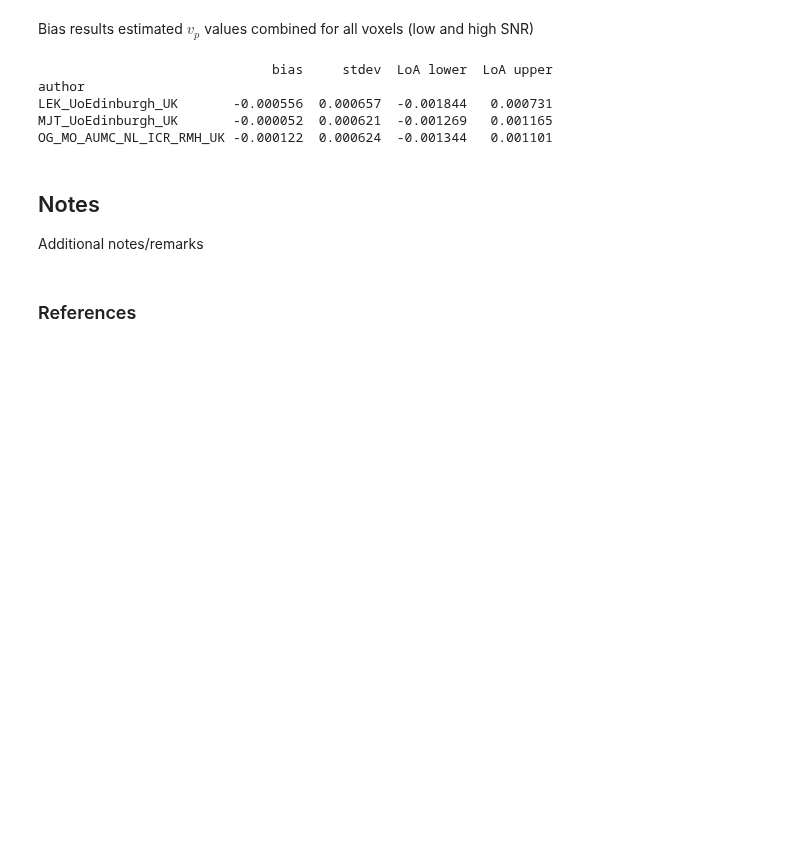
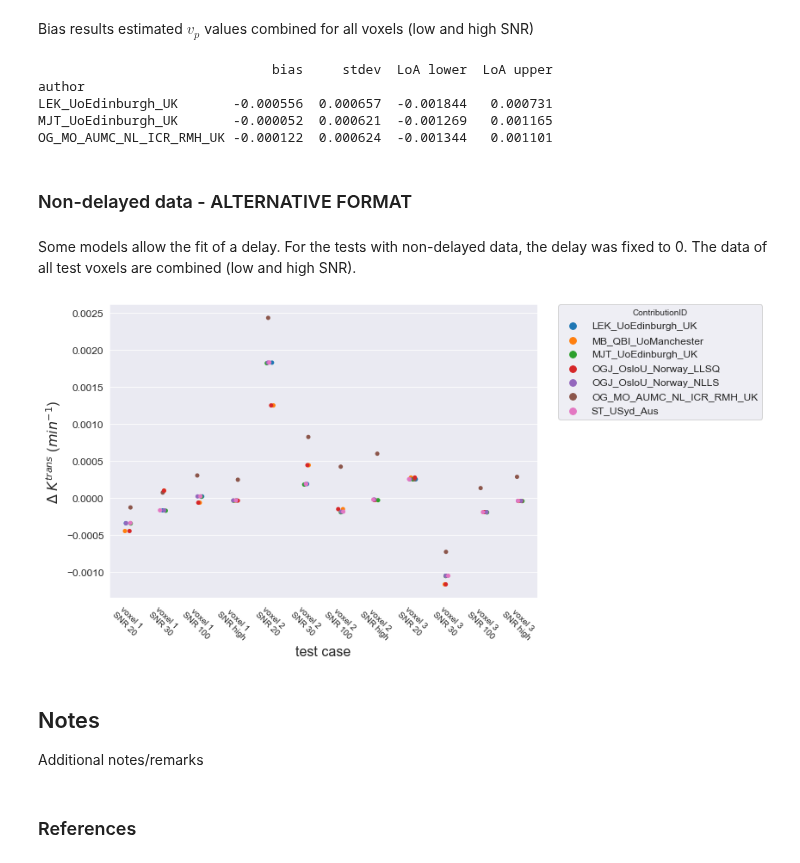
Before and after one commit to OSIPI/DCE-DSC-MRI_CodeCollection, a Jupyter notebook: notebooks/ExtendedToftsModel.ipynb, the cells around one changed output. Saved outputs shown, nothing was run; the diff lists cells and outputs as text; code cells hidden in the pictures; blank space fills up the shorter version.

Commit message:
add categorical plot for etofts

```diff
--- a/notebooks/ExtendedToftsModel.ipynb
+++ b/notebooks/ExtendedToftsModel.ipynb
@@ -246,6 +247,46 @@ author
 LEK_UoEdinburgh_UK       -0.000556  0.000657  -0.001844   0.000731
 MJT_UoEdinburgh_UK       -0.000052  0.000621  -0.001269   0.001165
 OG_MO_AUMC_NL_ICR_RMH_UK -0.000122  0.000624  -0.001344   0.001101
+# %% [markdown]
+### Non-delayed data - ALTERNATIVE FORMAT
+# %% [markdown]
+Some models allow the fit of a delay. For the tests with non-delayed data, the delay was fixed to 0.
+The data of all test voxels are combined (low and high SNR).
+# %%
+df_new=df[~df['delay']].copy()  # make a copy of the data
+
+# split the label to extract voxel and SNR
+df_new[['temp1', 'temp2', 'voxel', 'snr']] = df_new.label.str.split("_", n=3,
+                                                              expand = True)
+df_new['snr']=df_new['snr'].str.replace('_delayed','')  # remove 'delayed'
+df_new['snr']=df_new['snr'].str.replace('highSNR','high')
+df_new.drop(['temp1', 'temp2'], axis=1, inplace=True)
+df_new['voxel']=df_new['voxel'].str.replace('T','')
+
+# create labels for x axis
+df_new['xlabel']='voxel ' + df_new['voxel'] + '\nSNR ' + df_new['snr']
+
+# specify order for these labels
+cat_order = [x + '\n' + y for x, y in itertools.product(['voxel 1','voxel 2', 'voxel 3'],
+                                           ['SNR 20', 'SNR 30', 'SNR 100',
+                                            'SNR high'])]
+
+# make the plot (too many colours - not sure how to change marker symbol)
+fig = plt.figure(figsize=(12,6))
+ax = sns.stripplot(x='xlabel', y='error_Ktrans', hue='author',
+                data=df_new,
+            hue_order=df_new.author.sort_values().unique(),
+                   order=cat_order,
+                   size=5)
+ax.set_xlabel('test case', fontsize=16)
+ax.set_ylabel('$\Delta$ $K^{trans}$ ($min^{-1}$)', fontsize=16)
+ax.tick_params(axis='x', labelsize=10, labelrotation=-45)
+ax.tick_params(axis='y', labelsize=12)
+ax.ticklabel_format()
+plt.legend(bbox_to_anchor=(1.05, 1), title='ContributionID', loc='upper left', borderaxespad=0, fontsize=12);
+fig.tight_layout()
+# %% [output]
+[figure, added]
 # %% [markdown]
 ## Notes
 Additional notes/remarks
```
Also changed, not shown: parts of 4 cells of this notebook.
